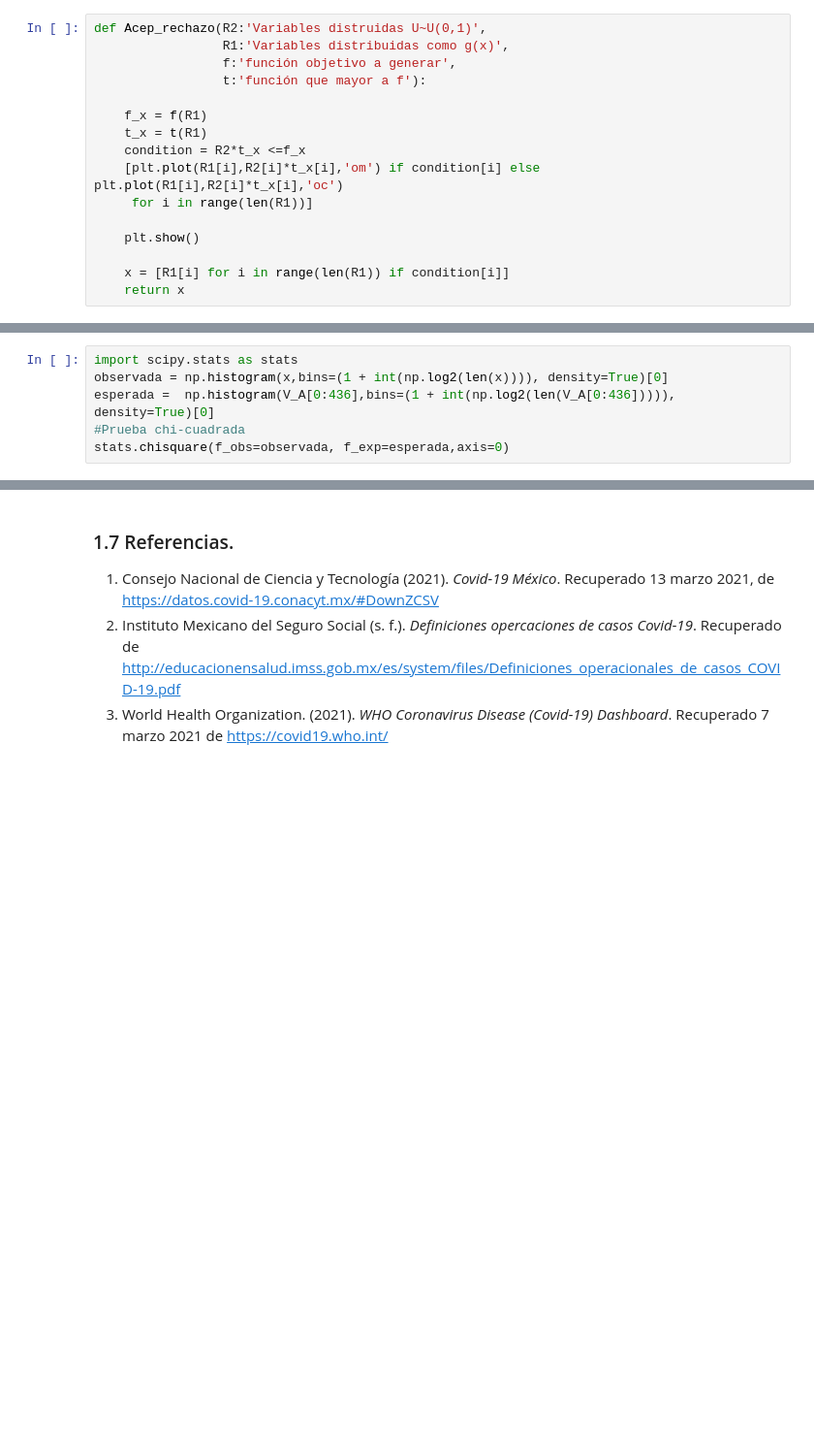
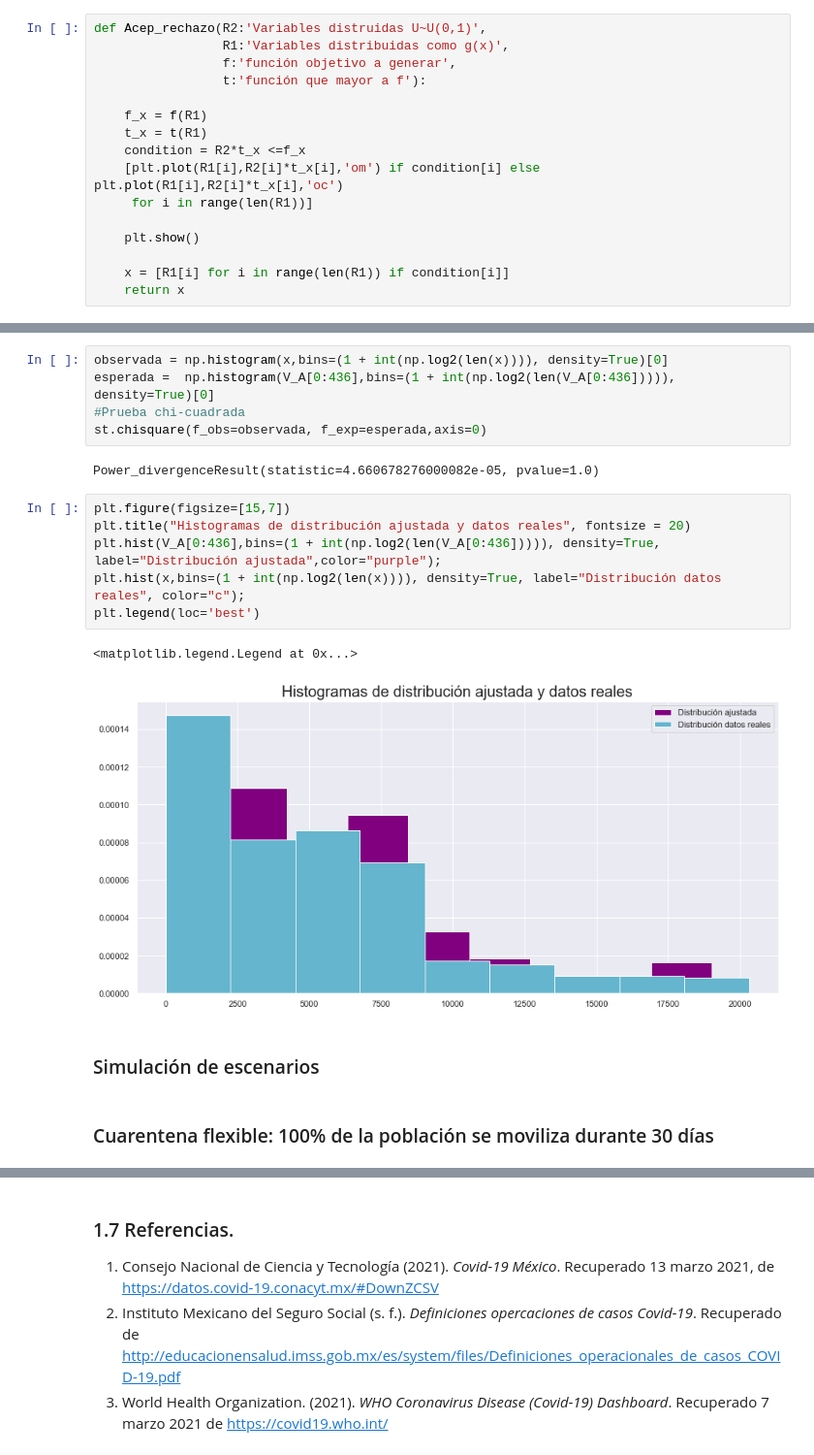
Before and after one commit to Miriam1999/proyecto_modulo1, a Jupyter notebook: ProyectoModulo1_MedellínM_OrtizM.ipynb, the cells around one changed output, grey strips where cells are left out. Shown at 97% size. Cells and saved outputs as stored; diff of their text form; blank space fills up the shorter version.

Commit message:
Actualización 10
Se está trabajando en la simulación de escenarios

```diff
--- a/ProyectoModulo1_MedellínM_OrtizM.ipynb
+++ b/ProyectoModulo1_MedellínM_OrtizM.ipynb
@@ -222,6 +229,20 @@ V_A = Acep_rechazo(R2,R1,f,t)
 # %%
-import scipy.stats as stats
 observada = np.histogram(x,bins=(1 + int(np.log2(len(x)))), density=True)[0]
 esperada =  np.histogram(V_A[0:436],bins=(1 + int(np.log2(len(V_A[0:436])))), density=True)[0]
 #Prueba chi-cuadrada
-stats.chisquare(f_obs=observada, f_exp=esperada,axis=0)
+st.chisquare(f_obs=observada, f_exp=esperada,axis=0)
+# %% [output]
+Power_divergenceResult(statistic=4.660678276000082e-05, pvalue=1.0)
+# %%
+plt.figure(figsize=[15,7])
+plt.title("Histogramas de distribución ajustada y datos reales", fontsize = 20)
+plt.hist(V_A[0:436],bins=(1 + int(np.log2(len(V_A[0:436])))), density=True, label="Distribución ajustada",color="purple");
+plt.hist(x,bins=(1 + int(np.log2(len(x)))), density=True, label="Distribución datos reales", color="c");
+plt.legend(loc='best')
+# %% [output]
+<matplotlib.legend.Legend at 0x...>
+[figure, added]
+# %% [markdown]
+### Simulación de escenarios
+# %% [markdown]
+### Cuarentena flexible: 100% de la población se moviliza durante 30 días
```
Also changed, not shown: parts of 10 cells of this notebook.
